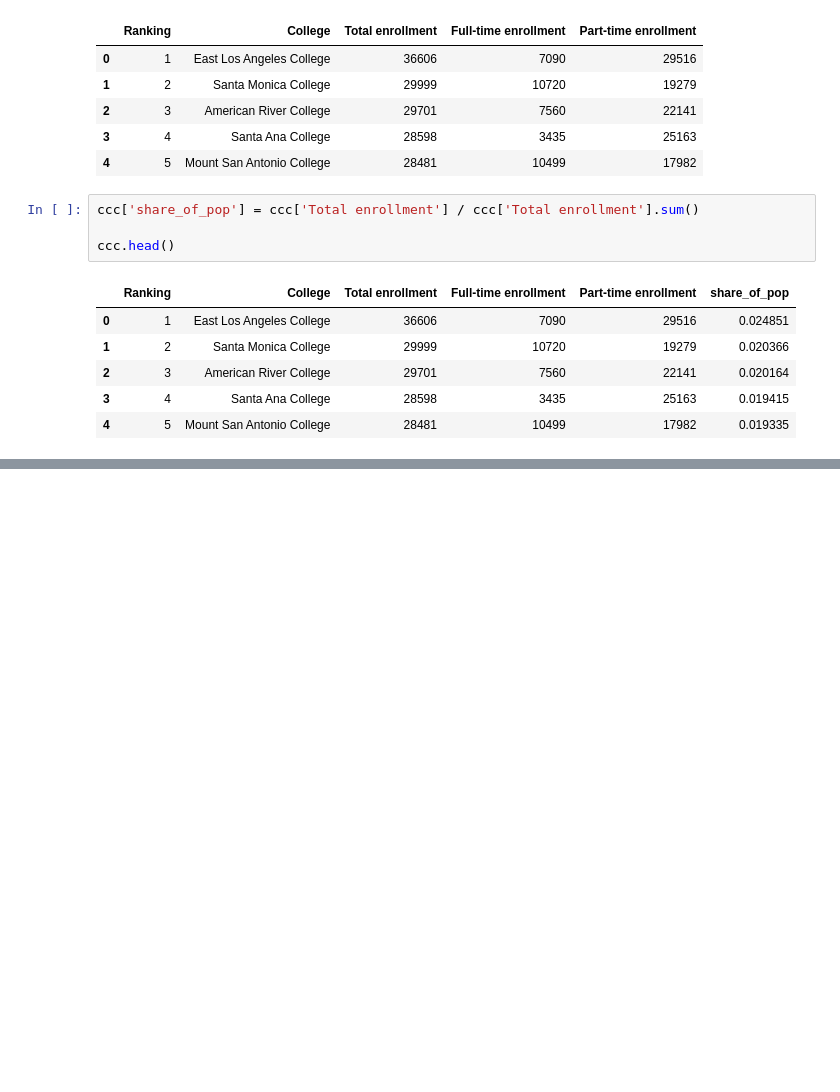
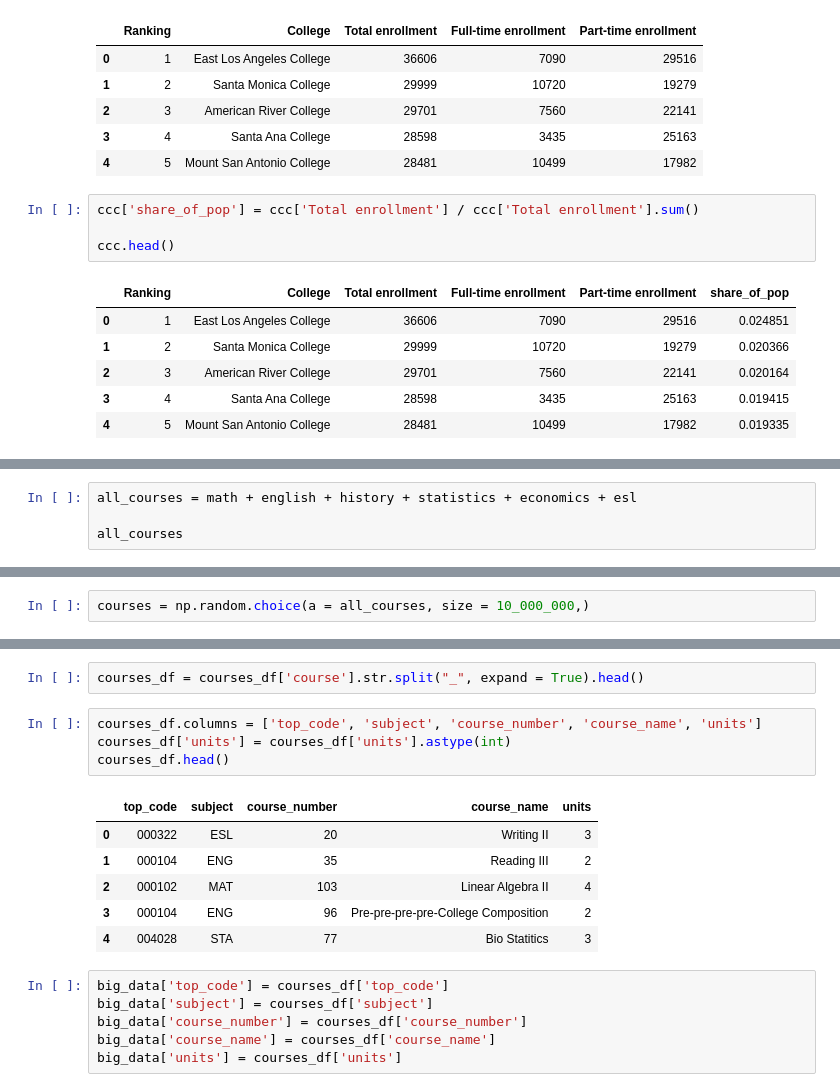
Before and after one commit to chekos/pandas_workshop_2, a Jupyter notebook: notebooks/000 Data Creation.ipynb, the cells around one changed output, grey strips where cells are left out. Cells and saved outputs as stored; diff of their text form; blank space fills up the shorter version.

```diff
--- a/notebooks/000 Data Creation.ipynb
+++ b/notebooks/000 Data Creation.ipynb
@@ -152,0 +269,4 @@ np.random.normal(loc = 30, scale = 15, size = 10)
+# %%
+all_courses = math + english + history + statistics + economics + esl
+
+all_courses
@@ -152,0 +291,2 @@ np.random.normal(loc = 30, scale = 15, size = 10)
+# %%
+courses = np.random.choice(a = all_courses, size = 10_000_000,)
@@ -152,0 +305,19 @@ np.random.normal(loc = 30, scale = 15, size = 10)
+# %%
+courses_df = courses_df['course'].str.split("_", expand = True).head()
+# %%
+courses_df.columns = ['top_code', 'subject', 'course_number', 'course_name', 'units']
+courses_df['units'] = courses_df['units'].astype(int)
+courses_df.head()
+# %% [output]
+|  | top_code | subject | course_number | course_name | units |
+| 0 | 000322 | ESL | 20 | Writing II | 3 |
+| 1 | 000104 | ENG | 35 | Reading III | 2 |
+| 2 | 000102 | MAT | 103 | Linear Algebra II | 4 |
+| 3 | 000104 | ENG | 96 | Pre-pre-pre-pre-College Composition | 2 |
+| 4 | 004028 | STA | 77 | Bio Statitics | 3 |
+# %%
+big_data['top_code'] = courses_df['top_code']
+big_data['subject'] = courses_df['subject']
+big_data['course_number'] = courses_df['course_number']
+big_data['course_name'] = courses_df['course_name']
+big_data['units'] = courses_df['units']
```
Also changed, not shown: parts of 23 cells of this notebook.
